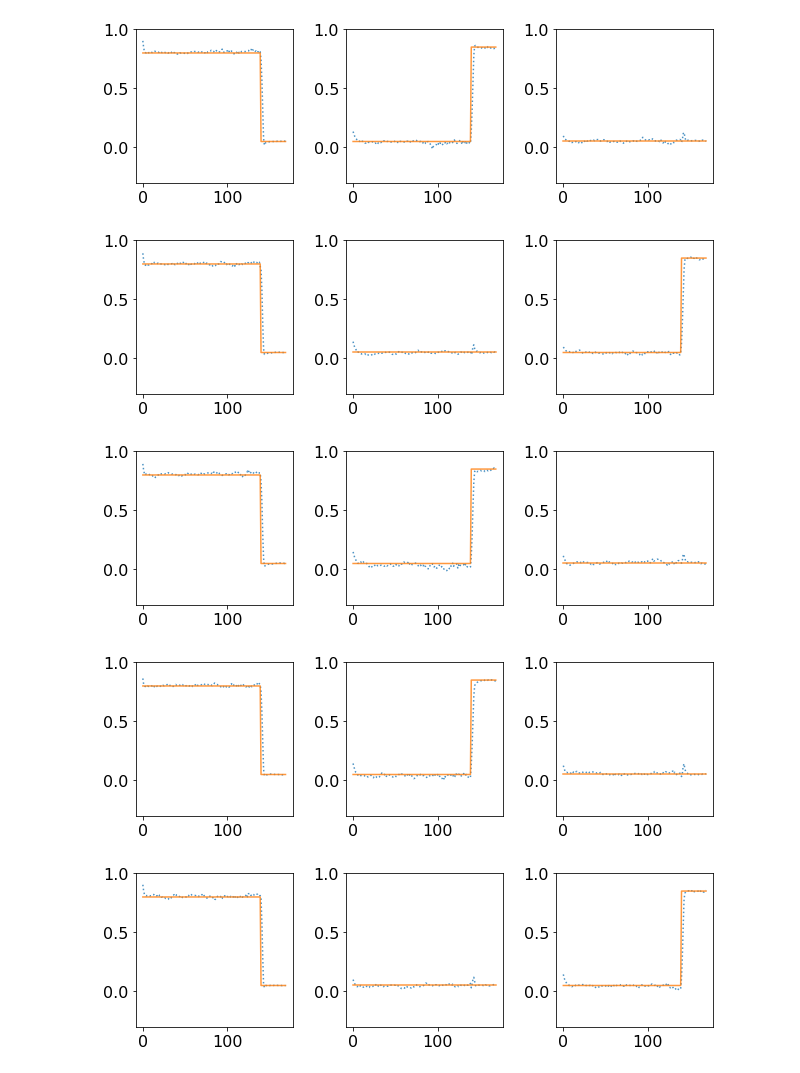
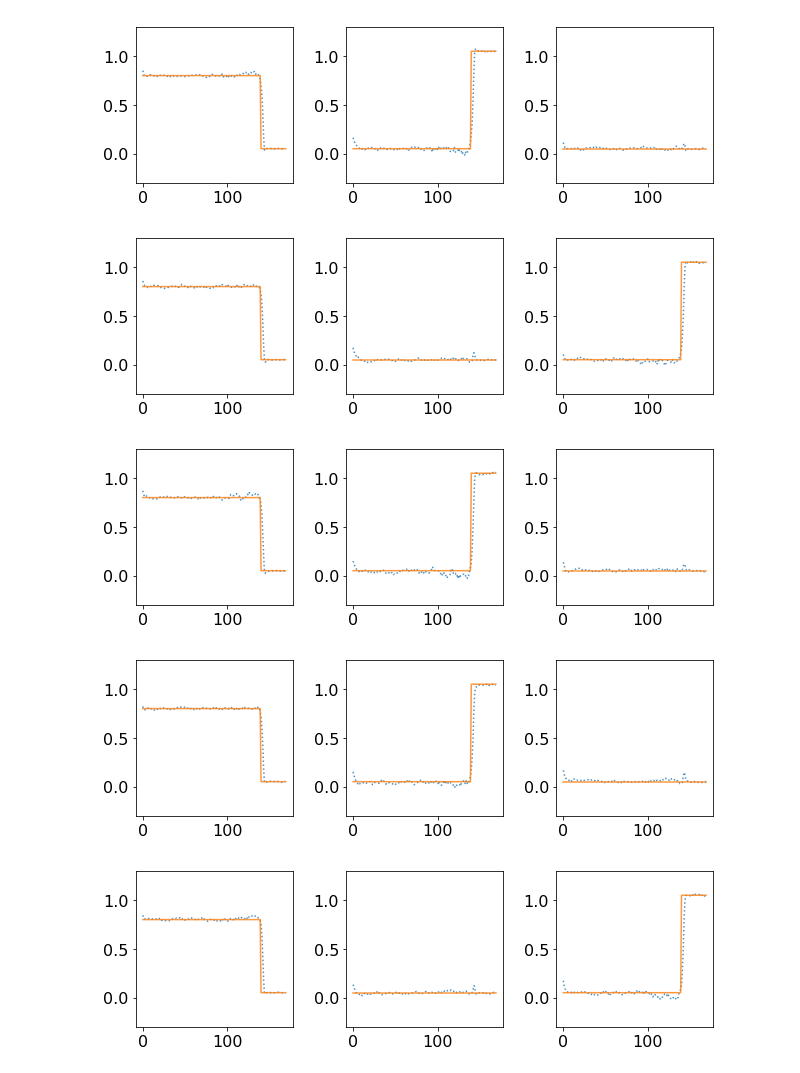
Before and after one commit to lauradriscoll/sophie-nets, a Jupyter notebook: binary_inputs/notebooks/tutorial.ipynb, the cells around one changed output. Saved outputs shown, nothing was run; the diff lists cells and outputs as text; code cells hidden in the pictures.

```diff
--- a/binary_inputs/notebooks/sophie_tutorial_notebook.ipynb
+++ b/binary_inputs/notebooks/tutorial.ipynb
@@ -50,10 +53,6 @@ net_name = 'l2_w6_h6_'+rule_trains_str
 
 m = os.path.join(p,data_folder,rnn_type,activation,init,
                  str(len(rule_trains))+'_tasks',str(n_rnn)+'_n_rnn',net_name,seed)
-# %%
-m = os.path.join(p,'code/sophie_nets',net,'data/all/LeakyRNN/softplus/diag/2_tasks/256_n_rnn/lr7l2_w7_h7_sig_rec0.05_sig_x0.1_w_rec_coeff9_delaygo_delayanti',seed)
-# %%
-m = '/Users/lauradriscoll/Documents/data/sophie_nets/binary_inputs/basic/LeakyRNN/softplus/randgauss/2_tasks/256_n_rnn/lr7.0l2_w7.0_h7.0_sig_rec0.05_sig_x0.1_w_rec_coeff0.9_delaygo_delayanti/0'
 # %%
 #LOOK AT PERFORMANCE OVER TRAINING
 
@@ -87,7 +86,7 @@ with tf.Session() as sess:
     var_list = model.var_list
     params = [sess.run(var) for var in var_list]
     hparams = model.hp
-    trial = generate_trials(rule, hparams, mode='random', noise_on=False,smooth_on = True, batch_size = 200)
+    trial = generate_trials(rule, hparams, mode='random', noise_on=False,batch_size = 200)
     feed_dict = tools.gen_feed_dict(model, trial, hparams)
     h, y_hat = sess.run([model.h, model.y_hat], feed_dict=feed_dict) #HIDDEN STATE, OUTPUT (n_TIME, n_TRIAL, n_UNIT)
 # %% [output]
@@ -119,8 +110,0 @@ smooth_x = ndi.uniform_filter1d(trial.x,size = window,axis = 0,mode = 'nearest')
-# %%
-ti = 50 #trial number
-ui = range(20) #unit number
-
-# activity of single units through time
-plt.plot(smooth_x[:,2,:]) # time x trials x units
-plt.xlabel('timesteps')
-plt.ylabel('activation')
@@ -207,6 +188,6 @@ for ti in range(10):
         plt.subplot(1,3,outi+1)
         plt.plot(y_hat_tf[:,ti,outi],':',alpha = .8)
         plt.plot(trial.y[:,ti,outi],'-',alpha = .8)
-        plt.ylim([-.3,1])
+        plt.ylim([-.3,1.3])
     plt.show()
 # %% [output]
@@ -216,5 +197,5 @@ for ti in range(10):
-[figure, old version]
+[figure, new version]
-[figure, old version]
+[figure, new version]
-[figure, old version]
+[figure, new version]
-[figure, old version]
+[figure, new version]
-[figure, old version]
+[figure, new version]
```
Also changed, not shown: parts of 15 cells of this notebook, 3 other files.
